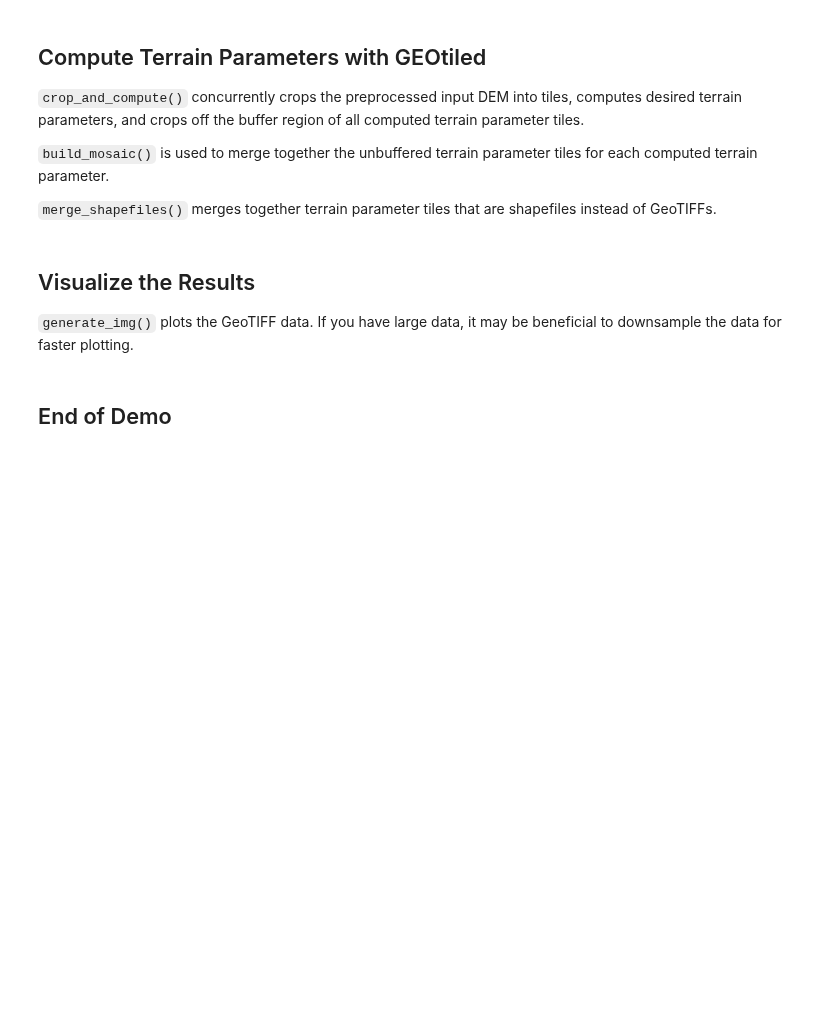
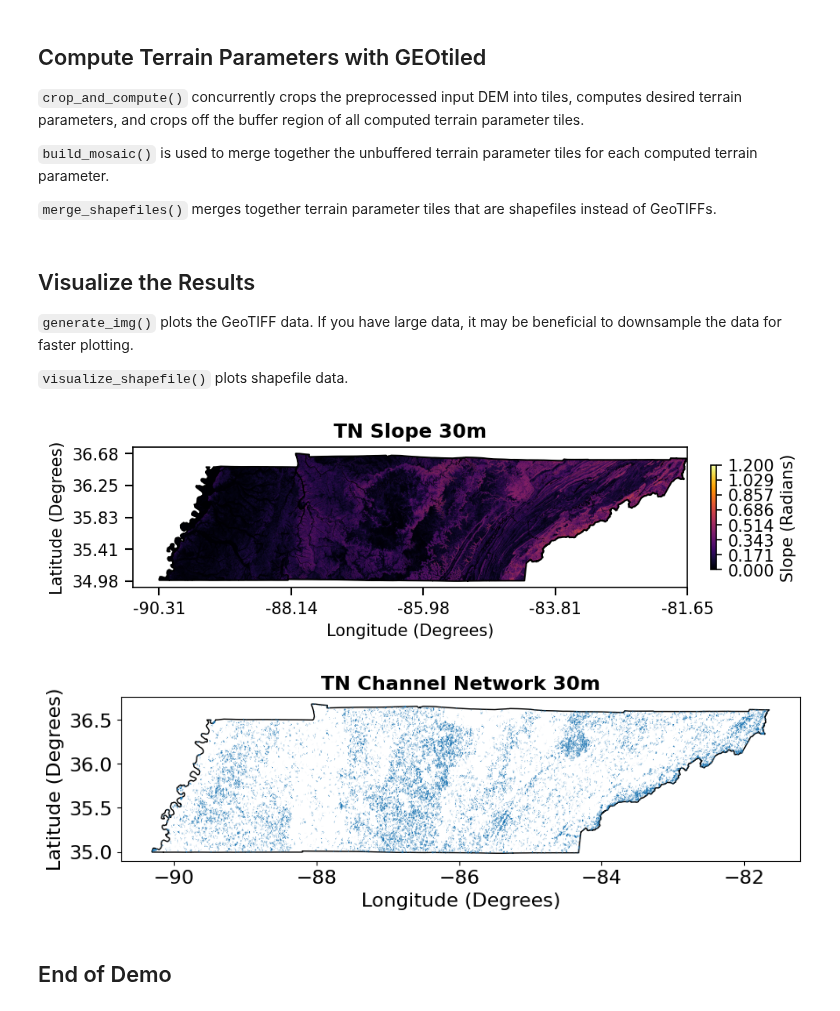
Before and after one commit to TauferLab/GEOtiled, a Jupyter notebook: demo/demo.ipynb, the cells around one changed output. Cells and saved outputs as stored; diff of their text form; code cells hidden in the pictures; blank space fills up the shorter version.

```diff
--- a/demo/demo.ipynb
+++ b/demo/demo.ipynb
@@ -101,10 +101,14 @@ for parameter in parameter_list:
 ## Visualize the Results
 
 `generate_img()` plots the GeoTIFF data. If you have large data, it may be beneficial to downsample the data for faster plotting.
+
+`visualize_shapefile()` plots shapefile data.
 # %%
 # Visualize the terrain parameters
-slp_img = geotiled.generate_img(tif='slope.tif', downsample=5, shp_files=region, crop_shp=True, reproject_gcs=True, title="TN Slope 30m", zunit="Radians", xyunit="Degree", ztype="Slope")
-asp_img = geotiled.generate_img(tif='aspect.tif', downsample=5, shp_files=region, crop_shp=True, reproject_gcs=True, title="TN Aspect 30m", zunit="Radians", xyunit="Degree", ztype="Aspect")
-hld_img = geotiled.generate_img(tif='hillshade.tif', downsample=5, shp_files=region, crop_shp=True, reproject_gcs=True, title="TN Hillshade 30m", zunit="Level", xyunit="Degree", ztype="Hillshade")
+geotiled.generate_img(tif='slope.tif', downsample=5, shp_files=region, crop_shp=True, reproject_gcs=True, title="TN Slope 30m", zunit="Radian", xyunit="Degree", ztype="Slope")
+geotiled.visualize_shapefile(input_file='channel_network.shp', plot_title='TN Channel Network 30m', reproject_gcs=True, crop_to_shape='TN')
+# %% [output]
+[figure, added]
+[figure, added]
 # %% [markdown]
 ## End of Demo
```
Also changed, not shown: parts of 4 cells of this notebook, 5 other files.
